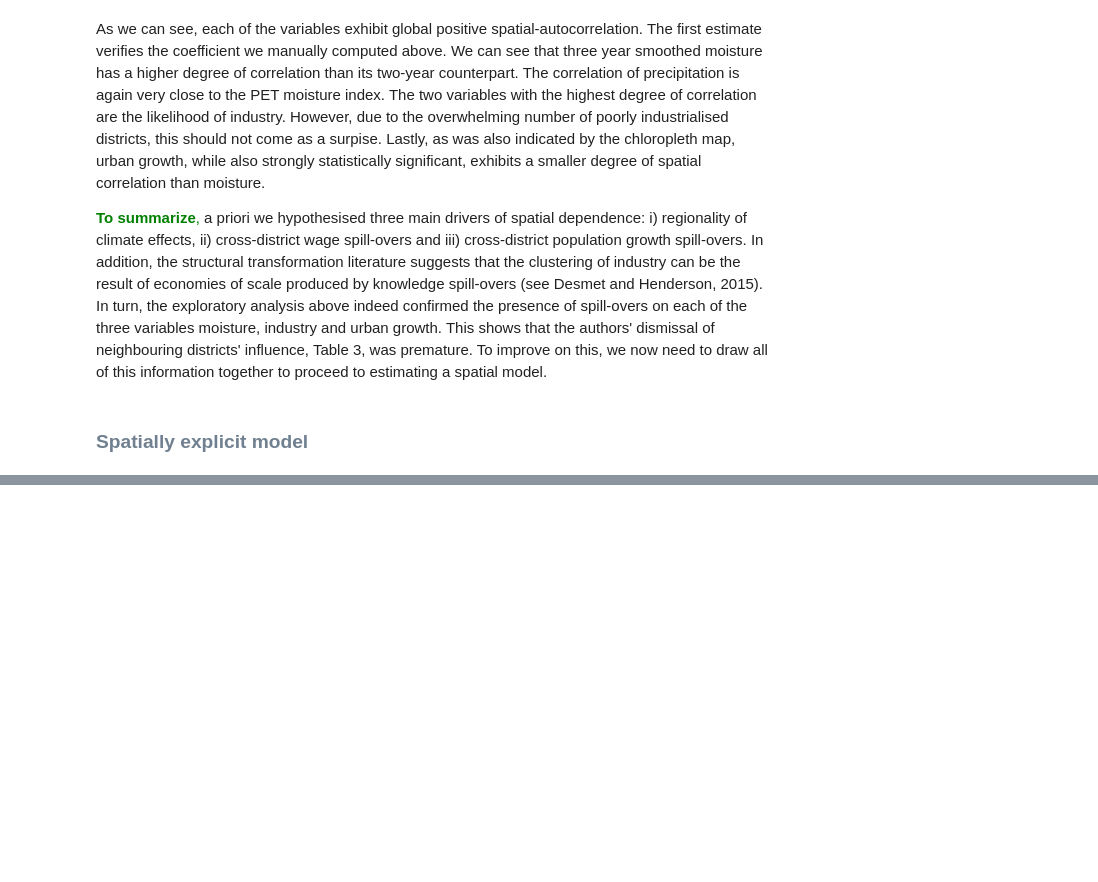
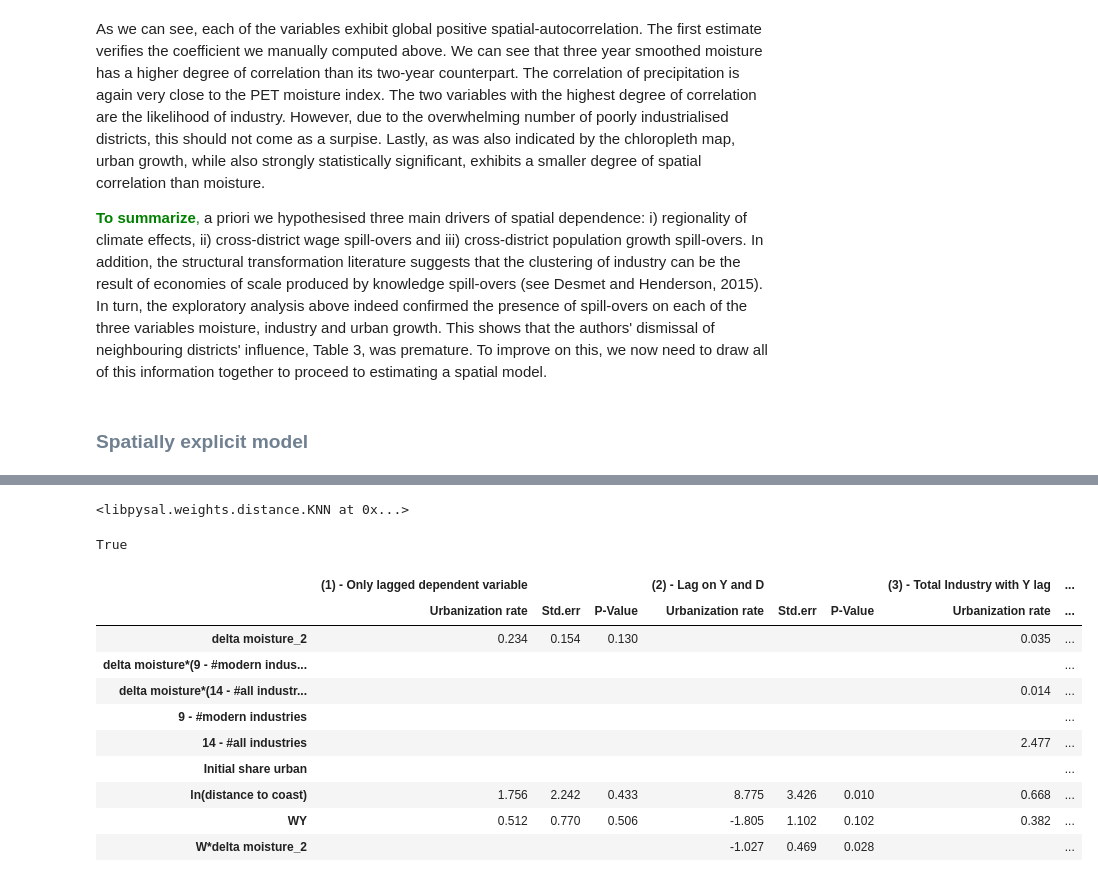
Before and after one commit to pcschreiber1/Henderson_2017_Replication, a Jupyter notebook: Replication notebook.ipynb, the cells around one changed output, grey strips where cells are left out. Saved outputs shown, nothing was run; the diff lists cells and outputs as text; code cells hidden in the pictures; blank space fills up the shorter version.

```diff
--- a/Replication notebook.ipynb
+++ b/Replication notebook.ipynb
@@ -803,0 +735,8 @@ Lagrange Multiplier (SARMA)       2           4.322           0.1152
+# %%
+w
+# %% [output]
+<libpysal.weights.distance.KNN at 0x...>
+# %%
+isinstance(w, weights.W)
+# %% [output]
+True
@@ -803,0 +769,58 @@ Lagrange Multiplier (SARMA)       2           4.322           0.1152
+# %%
+# ----------------------------------------------------------
+# ----------------   Spatial Model   -----------------------
+# ----------------------------------------------------------
+regiondata, _ = get_spatialdata()
+
+#define order of display
+regressors = ["ADsm0_2moistu",
+              "extent_agE_ADsm0_2moistu",
+              "extent_agH_ADsm0_2moistu",
+              "extent_agE",
+              "extent_agH",
+              "firsturbfrac",
+              "lndiscst"]
+
+specification = {"(1) - Only lagged dependent variable":
+                      ["ADsm0_2moistu",
+                       "lndiscst"],
+                 "(2) - Lag on Y and D":
+                      ["ADsm0_2moistu_lag",
+                       "lndiscst"],
+                 "(3) - Total Industry with Y lag":
+                      ["ADsm0_2moistu",
+                       "extent_agH",
+                       "extent_agH_ADsm0_2moistu",
+                       "lndiscst"],
+                 "(4) - Total Industry with Y and D lag":
+                      ["ADsm0_2moistu_lag",
+                       "extent_agH",
+                       "extent_agH_ADsm0_2moistu",
+                       "lndiscst"]}
+
+#filtering out outliers
+regiondata = regiondata.query("abspctileADsm0_2moistu > 6 & abspctileADurbfrac > 6")
+#weight matrix
+w = lp.weights.KNN.from_dataframe(regiondata, k=8) #k nearest neighbour weights
+#row standardize matrix
+w.transform = 'r'
+
+#create spatially lagged explanatory variable
+regiondata['ADsm0_2moistu_lag'] = lp.weights.spatial_lag.lag_spatial(w, regiondata['ADsm0_2moistu']) #create a lag of the variable
+
+#convert selected variables to permille
+regiondata.loc[:, ["extent_agE", "extent_agH","lndiscst"]] = regiondata.loc[:, ["extent_agE", "extent_agH", "lndiscst"]] /1000
+
+get_table_spatial_reg(regressors, specification, regiondata, w)
+# %% [output]
+|  | (1) - Only lagged dependent variable |  |  | (2) - Lag on Y and D |  |  | (3) - Total Industry with Y lag | ... |
+|  | Urbanization rate | Std.err | P-Value | Urbanization rate | Std.err | P-Value | Urbanization rate | ... |
+| delta moisture_2 | 0.234 | 0.154 | 0.130 |  |  |  | 0.035 | ... |
+| delta moisture*(9 - #modern indus... |  |  |  |  |  |  |  | ... |
+| delta moisture*(14 - #all industr... |  |  |  |  |  |  | 0.014 | ... |
+| 9 - #modern industries |  |  |  |  |  |  |  | ... |
+| 14 - #all industries |  |  |  |  |  |  | 2.477 | ... |
+| Initial share urban |  |  |  |  |  |  |  | ... |
+| ln(distance to coast) | 1.756 | 2.242 | 0.433 | 8.775 | 3.426 | 0.010 | 0.668 | ... |
+| WY | 0.512 | 0.770 | 0.506 | -1.805 | 1.102 | 0.102 | 0.382 | ... |
+| W*delta moisture_2 |  |  |  | -1.027 | 0.469 | 0.028 |  | ... |
```
Also changed, not shown: parts of 13 cells of this notebook.
